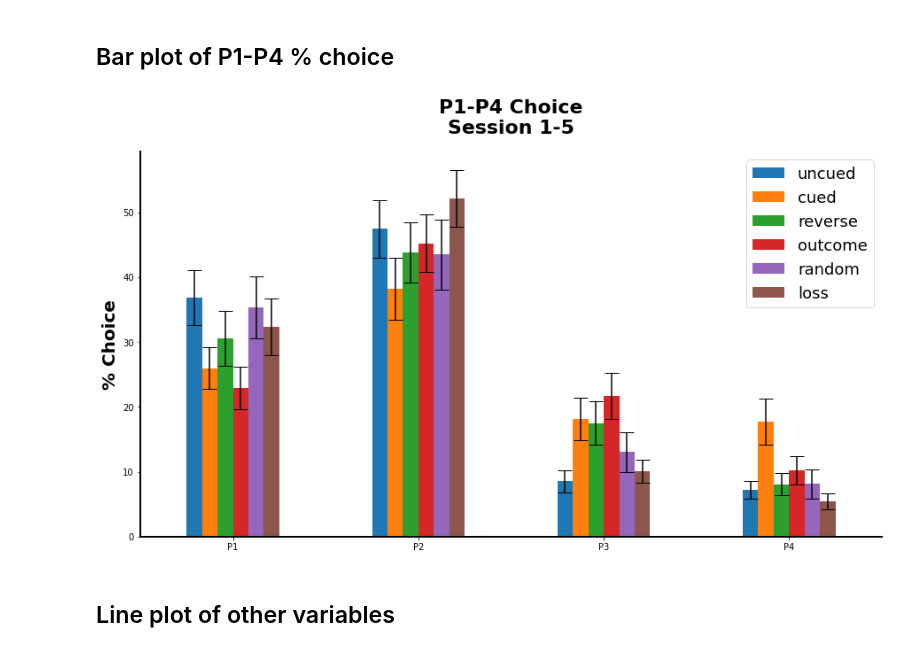
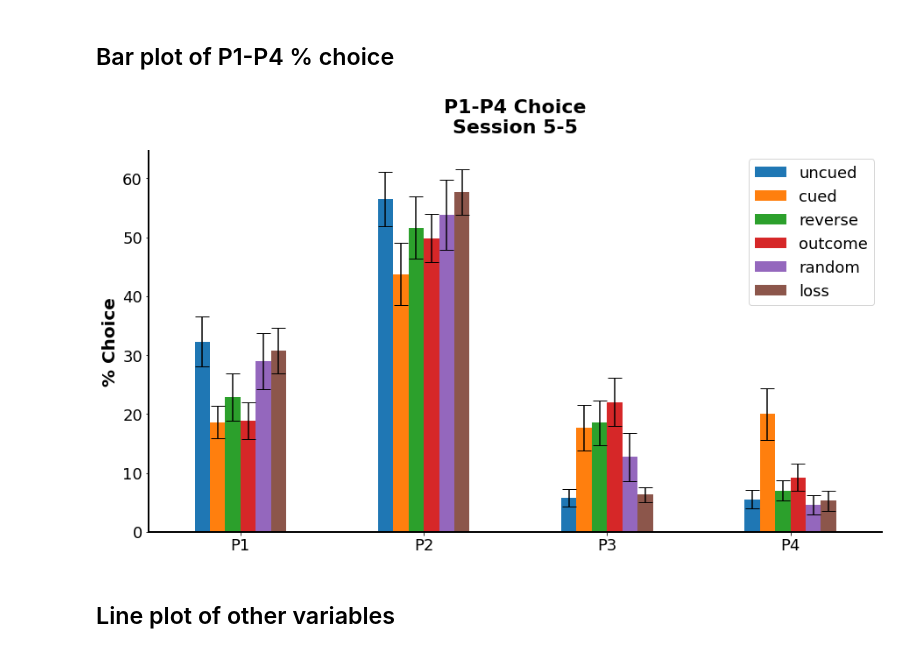
Before and after one commit to deckyblue/sparklyRGT, a Jupyter notebook: sparklyRGT_tutorial/used_templates/sparklyRGT_template_2-rgt-variants.ipynb, the cells around one changed output. Drawn from its saved outputs; the diff is of its cells as text; code cells hidden in the pictures.

Commit message:
Meeting with Cath
Pulled up some plots and info from used templates

```diff
--- a/sparklyRGT_tutorial/used_templates/sparklyRGT_template_2-rgt-variants.ipynb
+++ b/sparklyRGT_tutorial/used_templates/sparklyRGT_template_2-rgt-variants.ipynb
@@ -178,12 +219,12 @@ mean_scores
 # %% [markdown]
 ## Bar plot of P1-P4 % choice
 # %%
-rgt.choice_bar_plot(startsess, endsess, mean_scores, SEM)
+rgt.choice_bar_plot(endsess, endsess, mean_scores, SEM)
 
 #To save figure:
 # plt.savefig('BH07 Choice S29-30',facecolor = 'white')
 # %% [output]
-[figure, old version]
+[figure, new version]
 # %% [markdown]
 ## Line plot of other variables
 # %%
```
Also changed, not shown: parts of 13 cells of this notebook, 2 other files.
